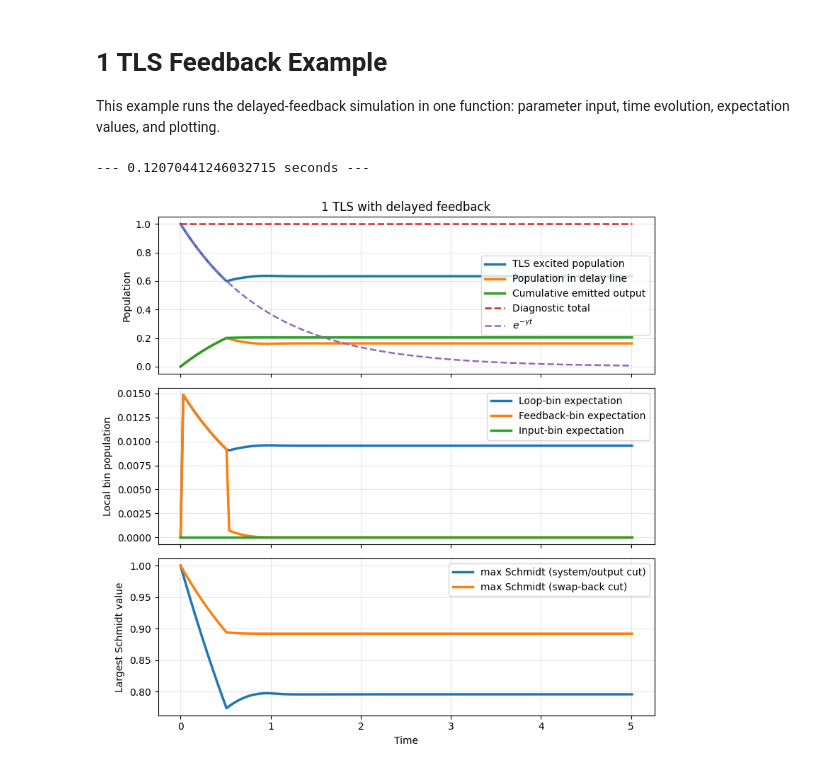
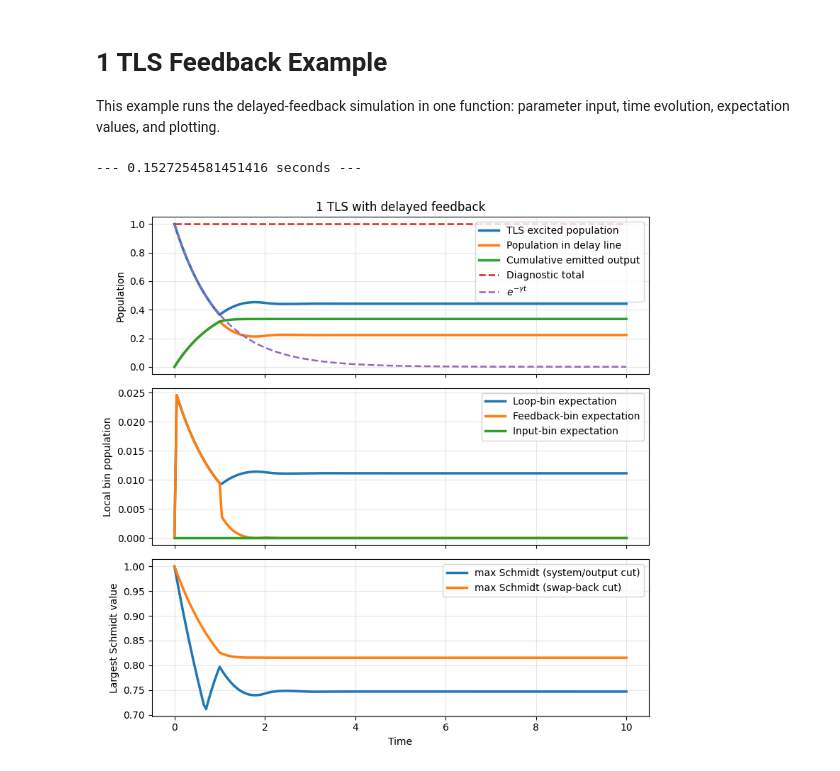
Before and after one commit to jianghongquantum/wqedmps, a Jupyter notebook: Examples/Example_1TLS_NM.ipynb, the cells around one changed output. Cells and saved outputs as stored; diff of their text form; code cells hidden in the pictures.

```diff
--- a/Examples/Example_1TLS_NM.ipynb
+++ b/Examples/Example_1TLS_NM.ipynb
@@ -17,15 +17,15 @@ def run_feedback_tls_example() -> tuple[
     """Run the 1-TLS delayed-feedback example from inputs to observables and plots."""
     # 1. Define the physical and numerical parameters.
     params = qmps.InputParams(
-        delta_t=0.03,
-        tmax=5.0,
-        tau=0.5,
+        delta_t=0.05,
+        tmax=10.0,
+        tau=1,
         d_sys_total=np.array([2]),
         d_t_total=np.array([2]),
         gamma_l=0.5,
         gamma_r=0.5,
         phase=np.pi,
-        bond_max=4,
+        bond_max=18,
         atol=1e-12,
     )
 
@@ -37,7 +37,7 @@ def run_feedback_tls_example() -> tuple[
     hamiltonian = qmps.hamiltonian_1tls_feedback(params)
 
     # 3. Run the delayed-feedback time evolution.
-    bins = qmps.t_evol_nmar_seemps(
+    bins = qmps.t_evol_nmar(
         hamiltonian,
         initial_system,
         initial_field,
@@ -118,32 +118,32 @@ def run_feedback_tls_example() -> tuple[
     gamma_total = 1
     axes[0].plot(
         times, np.exp(-gamma_total * times), "--", lw=1.8, label=rf"$e^{{-\gamma t}}$"
     )
     axes[0].set_ylabel("Population")
     axes[0].set_title("1 TLS with delayed feedback")
     axes[0].legend()
     axes[0].grid(alpha=0.3)
 
     axes[1].plot(times, loop_bin_pop, lw=2.5, label="Loop-bin expectation")
     axes[1].plot(times, feedback_bin_pop, lw=2.5, label="Feedback-bin expectation")
     axes[1].plot(times, input_bin_pop, lw=2.5, label="Input-bin expectation")
     axes[1].set_ylabel("Local bin population")
     axes[1].legend()
     axes[1].grid(alpha=0.3)
 
     axes[2].plot(times, schmidt_max, lw=2.5, label="max Schmidt (system/output cut)")
     axes[2].plot(times, schmidt_tau_max, lw=2.5, label="max Schmidt (swap-back cut)")
     axes[2].set_xlabel("Time")
     axes[2].set_ylabel("Largest Schmidt value")
     axes[2].legend()
     axes[2].grid(alpha=0.3)
 
     plt.tight_layout()
     plt.show()
     return params, bins, observables
 
 
 params, bins, observables = run_feedback_tls_example()
 # %% [output]
---- 0.12070441246032715 seconds ---
+--- 0.1527254581451416 seconds ---
-[figure, old version]
+[figure, new version]
```
Also changed, not shown: 2 other files.
